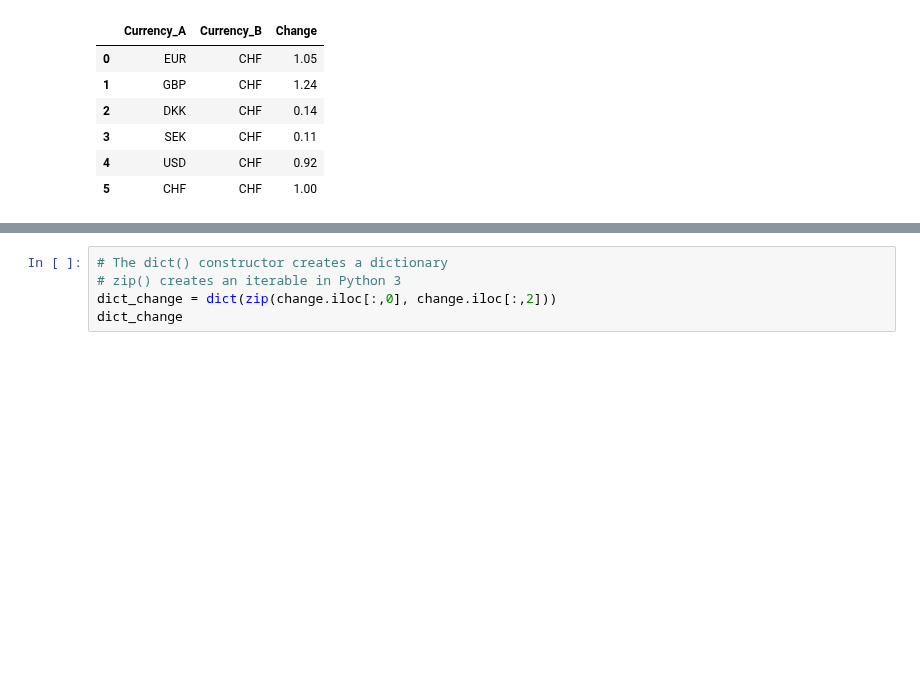
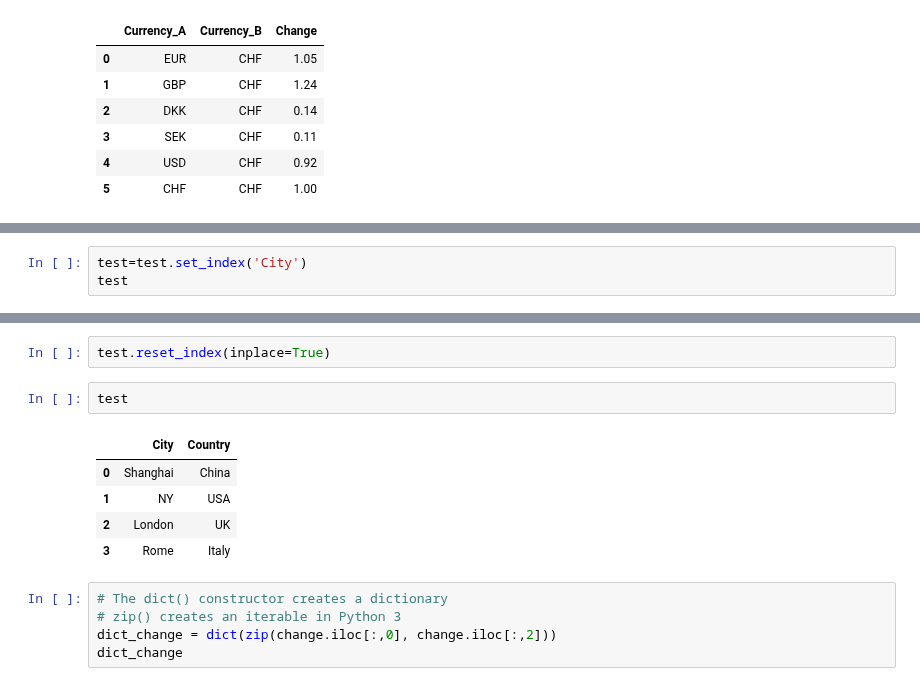
Before and after one commit to kristy25/AcademyPublic, a Jupyter notebook: Untitled1.ipynb, the cells around one changed output, grey strips where cells are left out. Drawn from its saved outputs; the diff is of its cells as text; blank space fills up the shorter version.

```diff
--- a/Untitled1.ipynb
+++ b/Untitled1.ipynb
@@ -914,0 +930,3 @@ change
+# %%
+test=test.set_index('City')
+test
@@ -915,3 +940,13 @@ change
+# %%
+test.reset_index(inplace=True)
+# %%
+test
+# %% [output]
+|  | City | Country |
+| 0 | Shanghai | China |
+| 1 | NY | USA |
+| 2 | London | UK |
+| 3 | Rome | Italy |
 # %%
 # The dict() constructor creates a dictionary
 # zip() creates an iterable in Python 3
```
Also changed, not shown: parts of 17 cells of this notebook.
